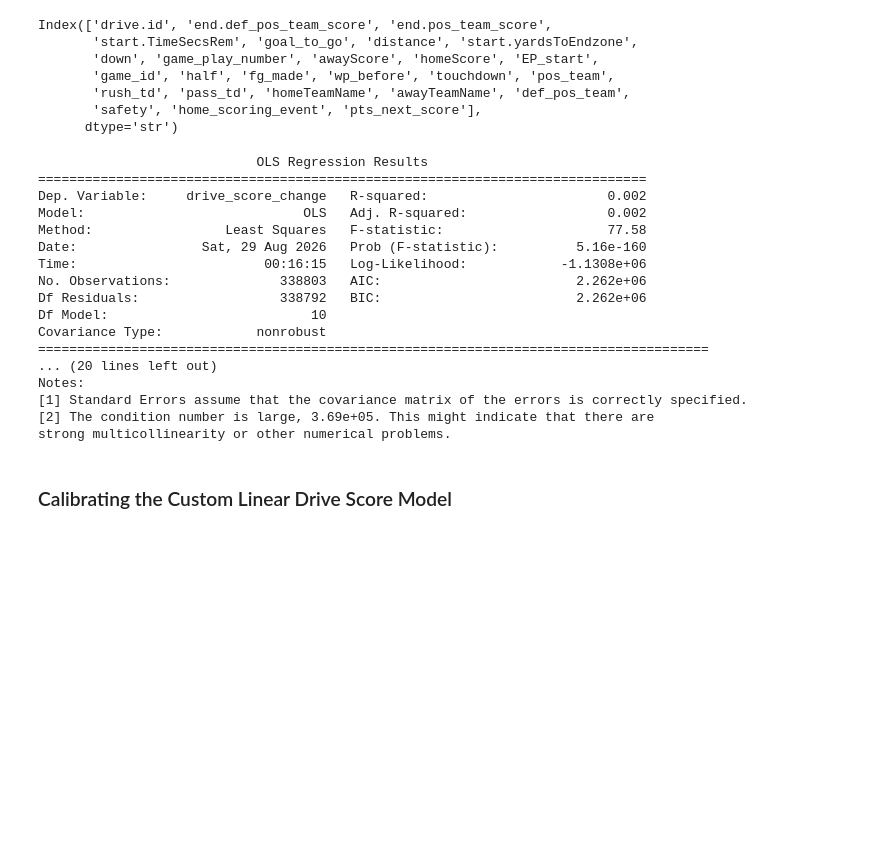
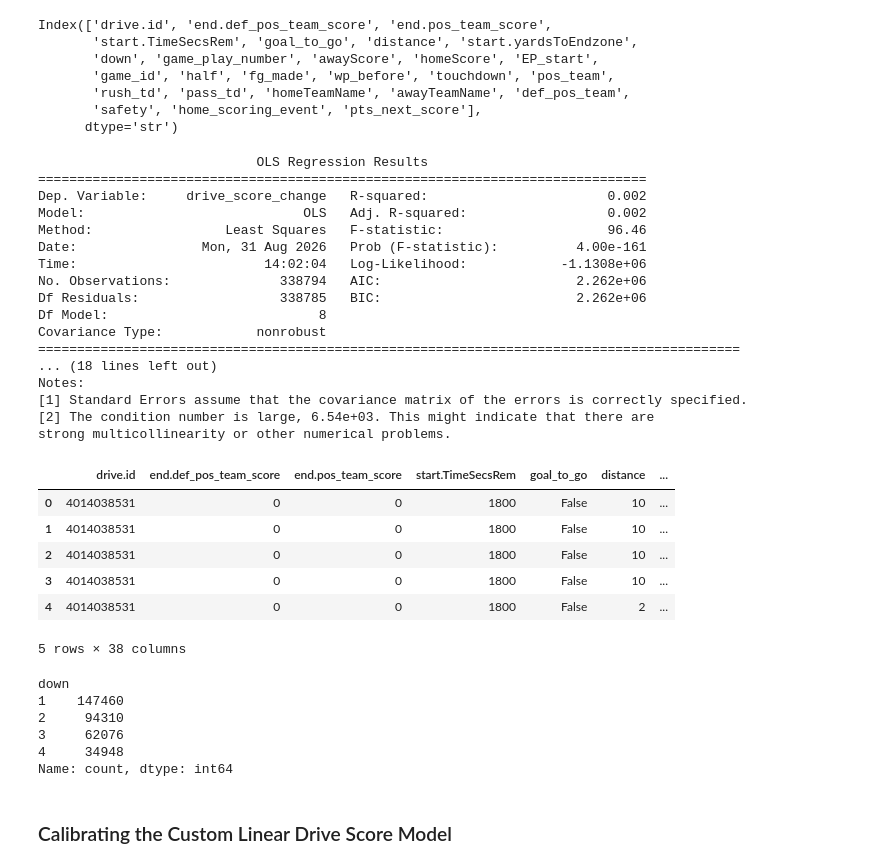
Before and after one commit to ahaze65/SPOA_4001_Homework_2, a Jupyter notebook: HW2_Question_1.ipynb, the cells around one changed output. Cells and saved outputs as stored; diff of their text form; code cells hidden in the pictures; blank space fills up the shorter version.

```diff
--- a/HW2_Question_1.ipynb
+++ b/HW2_Question_1.ipynb
@@ -266,8 +258,9 @@ model_data = model_data[
 ].copy()
 
 # rename columns to fit them into forumla
-model_data['yrdstogo'] = model_data['start.TimeSecsRem']
+model_data['yrdstogo'] = model_data['distance']
 model_data['yardsToEndzone'] = model_data['start.yardsToEndzone']
+model_data['half_seconds_remaining'] = model_data['start.TimeSecsRem']
 
 # back to other operations
 model_data['log_ydstogo'] = np.log(model_data['distance'])
@@ -276,7 +269,7 @@ model_data['down'] = model_data['down'].astype(int) # took out .astype(str) from
 
 # Fit OLS Model
 ep_model = smf.ols(
-    "drive_score_change ~ C(down) + yrdstogo + yardsToEndzone + log_ydstogo + goal_to_go + under_two_minutes",
+    "drive_score_change ~ C(down) + half_seconds_remaining + yardsToEndzone + log_ydstogo + goal_to_go + under_two_minutes",
     data=model_data
 ).fit()
 
@@ -287,19 +280,38 @@ print(ep_model.summary())
 ==============================================================================
 Dep. Variable:     drive_score_change   R-squared:                       0.002
 Model:                            OLS   Adj. R-squared:                  0.002
-Method:                 Least Squares   F-statistic:                     77.58
-Date:                Sat, 29 Aug 2026   Prob (F-statistic):          5.16e-160
-Time:                        00:16:15   Log-Likelihood:            -1.1308e+06
-No. Observations:              338803   AIC:                         2.262e+06
-Df Residuals:                  338792   BIC:                         2.262e+06
-Df Model:                          10
+Method:                 Least Squares   F-statistic:                     96.46
+Date:                Mon, 31 Aug 2026   Prob (F-statistic):          4.00e-161
+Time:                        14:02:04   Log-Likelihood:            -1.1308e+06
+No. Observations:              338794   AIC:                         2.262e+06
+Df Residuals:                  338785   BIC:                         2.262e+06
+Df Model:                           8
 Covariance Type:            nonrobust
-======================================================================================
-... (20 lines left out)
+==========================================================================================
+... (18 lines left out)
 Notes:
 [1] Standard Errors assume that the covariance matrix of the errors is correctly specified.
-[2] The condition number is large, 3.69e+05. This might indicate that there are
+[2] The condition number is large, 6.54e+03. This might indicate that there are
 strong multicollinearity or other numerical problems.
+# %%
+model_data.head()
+# %% [output]
+|  | drive.id | end.def_pos_team_score | end.pos_team_score | start.TimeSecsRem | goal_to_go | distance | ... |
+| 0 | 4014038531 | 0 | 0 | 1800 | False | 10 | ... |
+| 1 | 4014038531 | 0 | 0 | 1800 | False | 10 | ... |
+| 2 | 4014038531 | 0 | 0 | 1800 | False | 10 | ... |
+| 3 | 4014038531 | 0 | 0 | 1800 | False | 10 | ... |
+| 4 | 4014038531 | 0 | 0 | 1800 | False | 2 | ... |
+5 rows × 38 columns
+# %%
+model_data['down'].value_counts()
+# %% [output]
+down
+1    147460
+2     94310
+3     62076
+4     34948
+Name: count, dtype: int64
 # %% [markdown]
 ### Calibrating the Custom Linear Drive Score Model
 # %%
```
Also changed, not shown: parts of 3 cells of this notebook.
